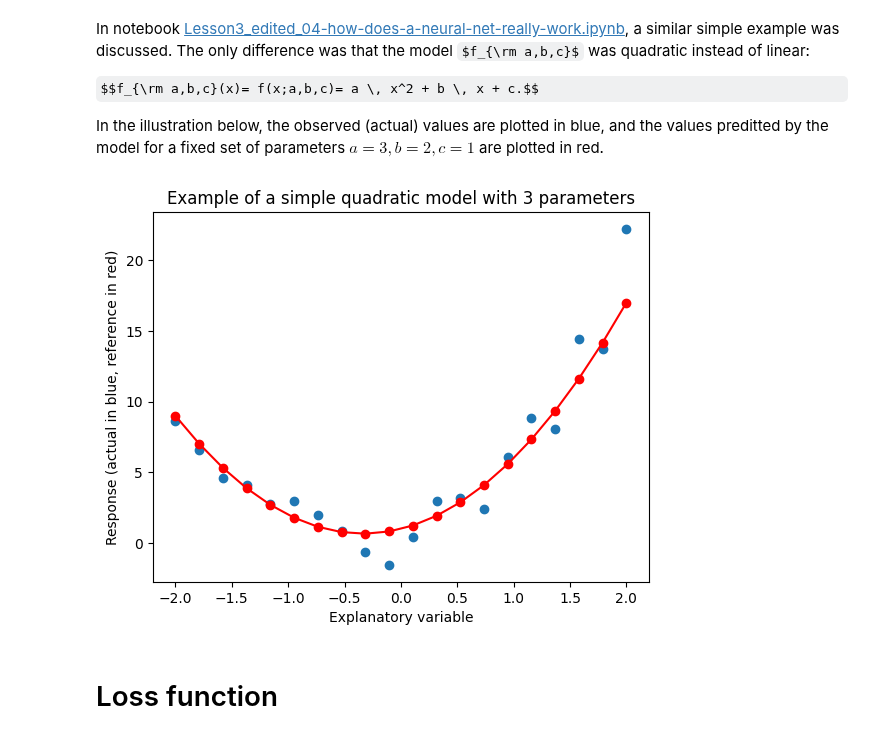
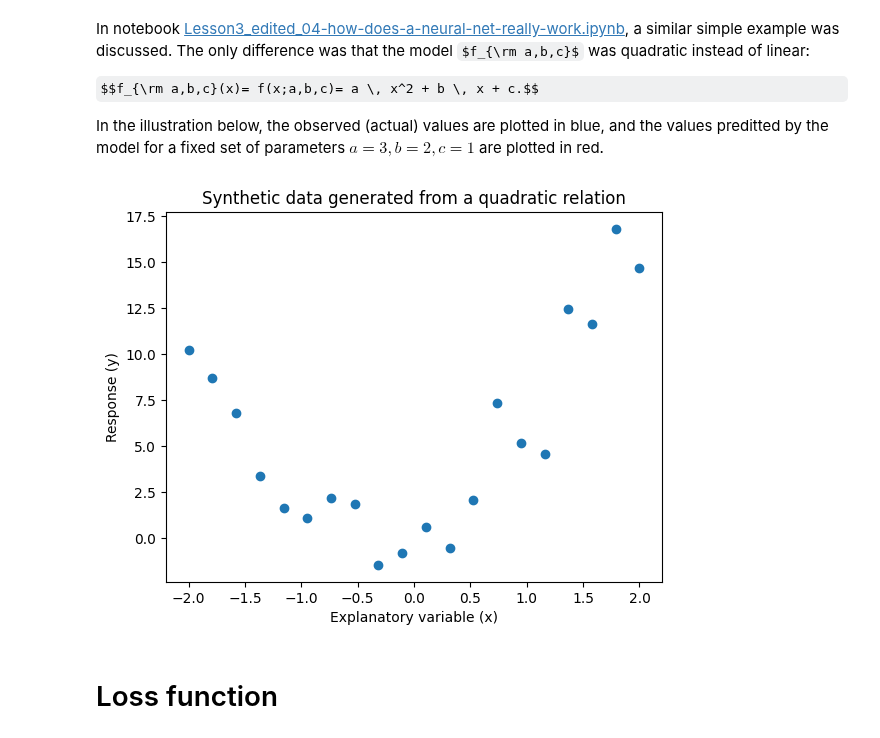
Before and after one commit to isa-ulisboa/greends-pml, a Jupyter notebook: ML_overview_with_examples.ipynb, the cells around one changed output. Drawn from its saved outputs; the diff is of its cells as text; code cells hidden in the pictures; some formulas as TeX source.

```diff
--- a/ML_overview_with_examples.ipynb
+++ b/ML_overview_with_examples.ipynb
@@ -128,30 +128,30 @@ In the illustration below, the observed (actual) values are plotted in blue, and
 # %%
 # example from Lesson3_edited_04-how-does-a-neural-net-really-work.ipynb
 import numpy as np
 import torch
 import matplotlib.pyplot as plt
 #np.random.seed(42)
 def noise(x, scale):
   return np.random.normal(scale=scale, size=x.shape)
 def add_noise(x, mult, add):
   return x * (1+noise(x,mult)) + noise(x,add)
-# create synthetic examples (x) and labels (y), and calculate predictions
+# create synthetic examples (x) and labels (y), by adding noise to a quadratic function with coefficients (3,2,1)
 x = torch.linspace(-2, 2, steps=20)[:,None]
-# Create actual (noisy) observations from reference model
 def f(x):
   return 3*x**2 + 2*x + 1
 y = add_noise(f(x), 0.15, 1.5)
-y_ref=f(x)
+#y_ref=f(x)
 # plot
 plt.scatter(x,y);
-plt.scatter(x,y_ref,color='red');
-plt.title("Example of a simple quadratic model with 3 parameters")
-plt.xlabel("Explanatory variable")
-plt.ylabel("Response (actual in blue, reference in red)")
-plt.plot(x, f(x), 'red')
+#plt.scatter(x,y_ref,color='red');
+plt.title("Synthetic data generated from a quadratic relation")
+plt.xlabel("Explanatory variable (x)")
+#plt.ylabel("Response (actual in blue, reference in red)")
+plt.ylabel("Response (y)")
+#plt.plot(x, f(x), 'red')
 plt.show()
 # %% [output]
-[figure, old version]
+[figure, new version]
 # %% [markdown]
 # Loss function
 # %% [markdown]
```
Also changed, not shown: parts of 23 cells of this notebook.
